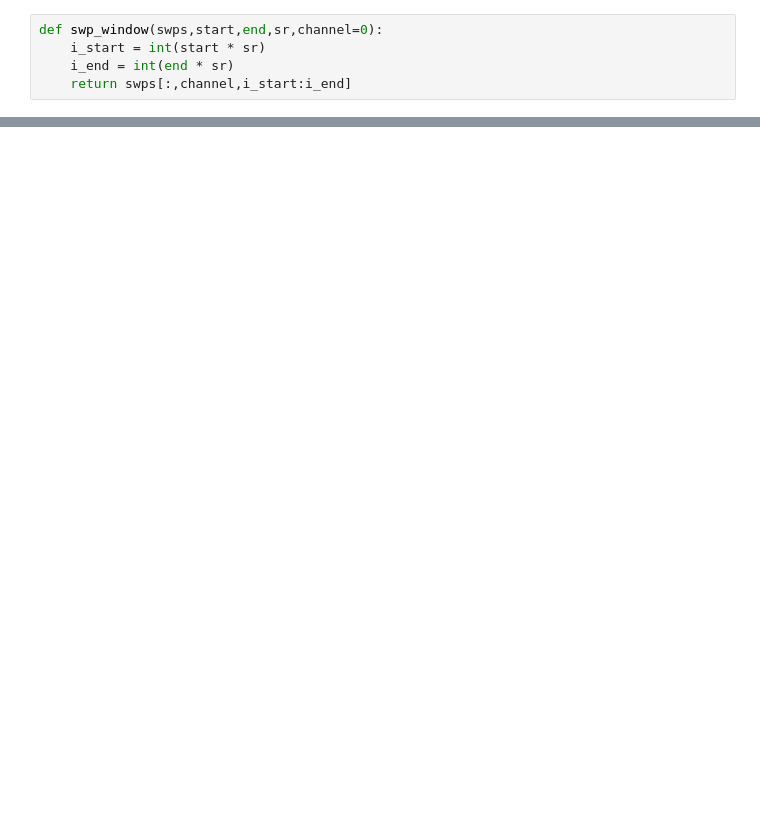
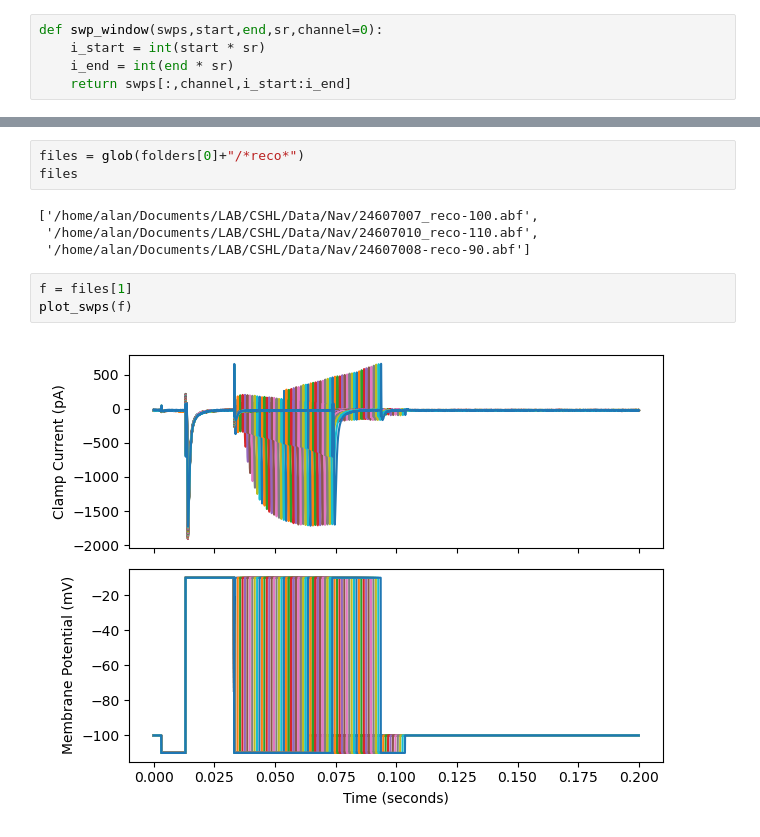
Before and after one commit to afmontarras/CSHL, a Jupyter notebook: CSHL Nav.ipynb, the cells around one changed output, grey strips where cells are left out. Drawn from its saved outputs; the diff is of its cells as text; blank space fills up the shorter version.

```diff
--- a/CSHL Nav.ipynb
+++ b/CSHL Nav.ipynb
@@ -69,0 +98,12 @@ ax.plot(voltage_step,current_response,'.')
+# %%
+files = glob(folders[0]+"/*reco*")
+files
+# %% [output]
+['/home/alan/Documents/LAB/CSHL/Data/Nav/24607007_reco-100.abf',
+ '/home/alan/Documents/LAB/CSHL/Data/Nav/24607010_reco-110.abf',
+ '/home/alan/Documents/LAB/CSHL/Data/Nav/24607008-reco-90.abf']
+# %%
+f = files[1]
+plot_swps(f)
+# %% [output]
+[figure, added]
```
Also changed, not shown: parts of 32 cells of this notebook, 1 other file.
